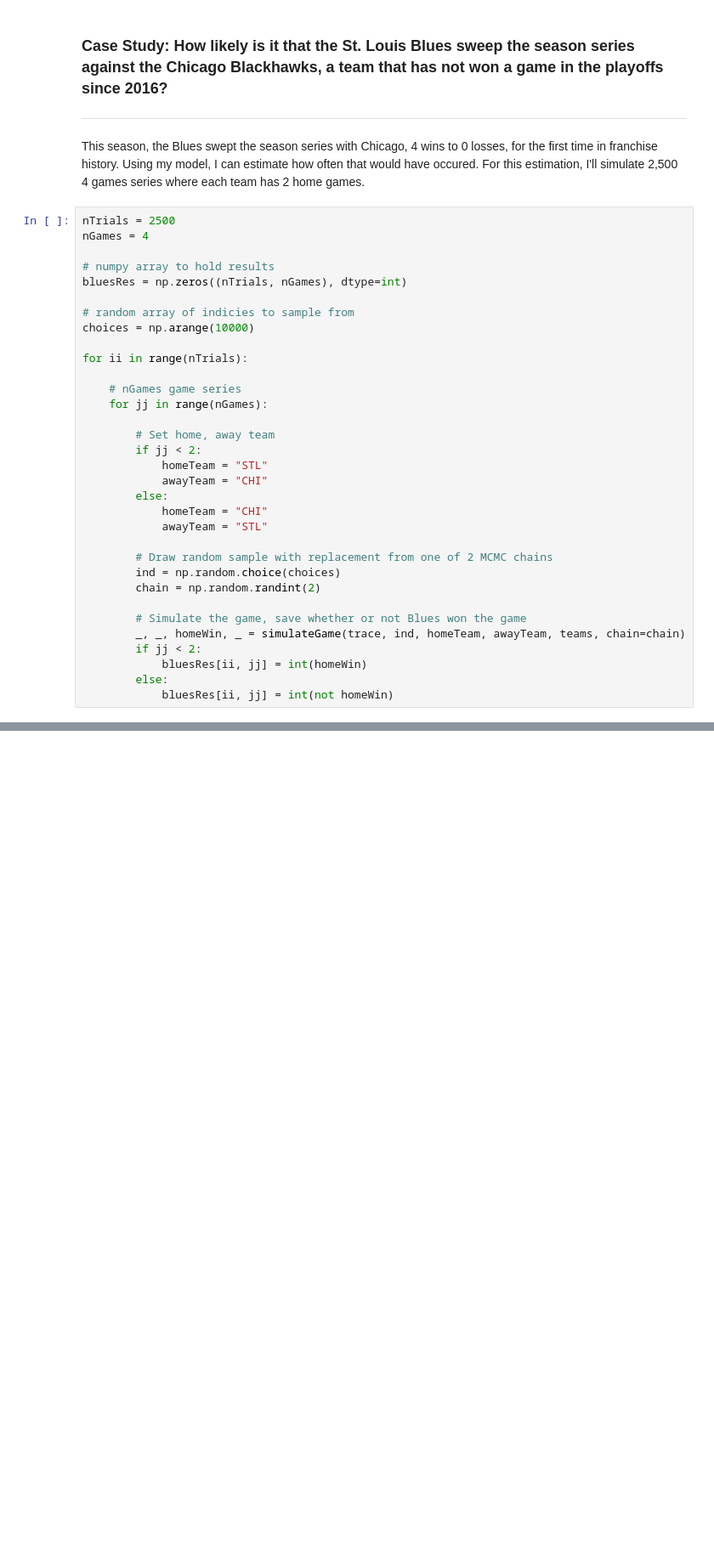
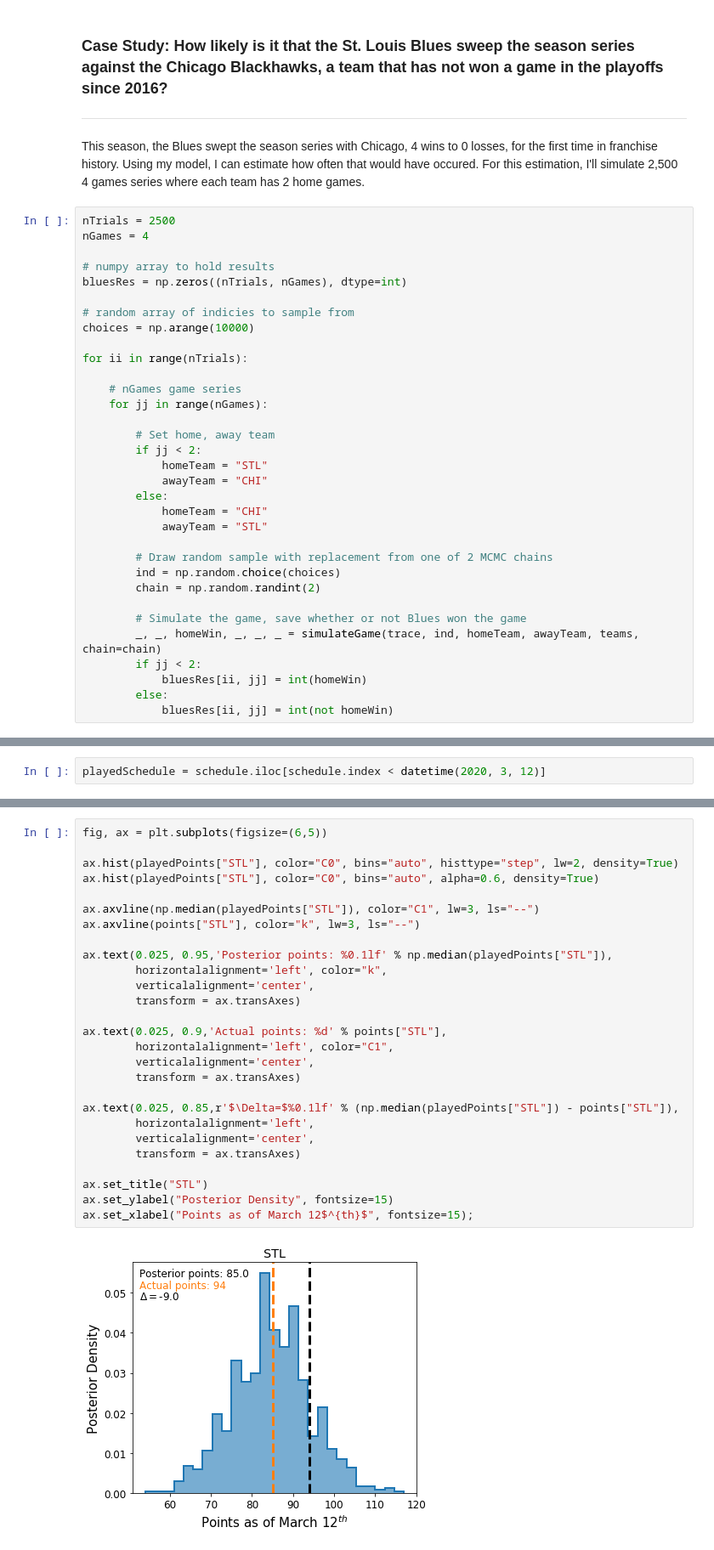
Before and after one commit to dflemin3/gloria, a Jupyter notebook: src/bayesianNHL.ipynb, the cells around one changed output, grey strips where cells are left out. Shown at 85% size. Cells and saved outputs as stored; diff of their text form; blank space fills up the shorter version.

```diff
--- a/src/bayesianNHL.ipynb
+++ b/src/bayesianNHL.ipynb
@@ -637,7 +673,7 @@ for ii in range(nTrials):
         chain = np.random.randint(2)
 
         # Simulate the game, save whether or not Blues won the game
-        _, _, homeWin, _ = simulateGame(trace, ind, homeTeam, awayTeam, teams, chain=chain)
+        _, _, homeWin, _, _, _ = simulateGame(trace, ind, homeTeam, awayTeam, teams, chain=chain)
         if jj < 2:
             bluesRes[ii, jj] = int(homeWin)
         else:
@@ -667,0 +708,2 @@ Awesome! It was of course unlikely for the Blues to sweep the regular season ser
+# %%
+playedSchedule = schedule.iloc[schedule.index < datetime(2020, 3, 12)]
@@ -667,0 +753,29 @@ Awesome! It was of course unlikely for the Blues to sweep the regular season ser
+# %%
+fig, ax = plt.subplots(figsize=(6,5))
+
+ax.hist(playedPoints["STL"], color="C0", bins="auto", histtype="step", lw=2, density=True)
+ax.hist(playedPoints["STL"], color="C0", bins="auto", alpha=0.6, density=True)
+
+ax.axvline(np.median(playedPoints["STL"]), color="C1", lw=3, ls="--")
+ax.axvline(points["STL"], color="k", lw=3, ls="--")
+
+ax.text(0.025, 0.95,'Posterior points: %0.1lf' % np.median(playedPoints["STL"]),
+        horizontalalignment='left', color="k",
+        verticalalignment='center',
+        transform = ax.transAxes)
+
+ax.text(0.025, 0.9,'Actual points: %d' % points["STL"],
+        horizontalalignment='left', color="C1",
+        verticalalignment='center',
+        transform = ax.transAxes)
+
+ax.text(0.025, 0.85,r'$\Delta=$%0.1lf' % (np.median(playedPoints["STL"]) - points["STL"]),
+        horizontalalignment='left',
+        verticalalignment='center',
+        transform = ax.transAxes)
+
+ax.set_title("STL")
+ax.set_ylabel("Posterior Density", fontsize=15)
+ax.set_xlabel("Points as of March 12$^{th}$", fontsize=15);
+# %% [output]
+[figure, added]
```
Also changed, not shown: parts of 46 cells of this notebook.
